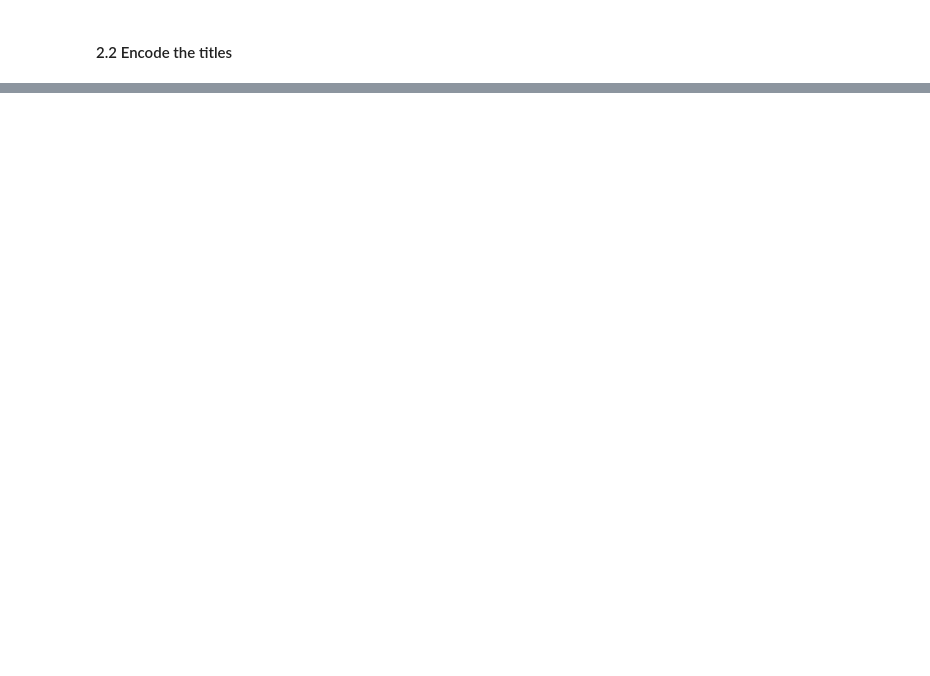
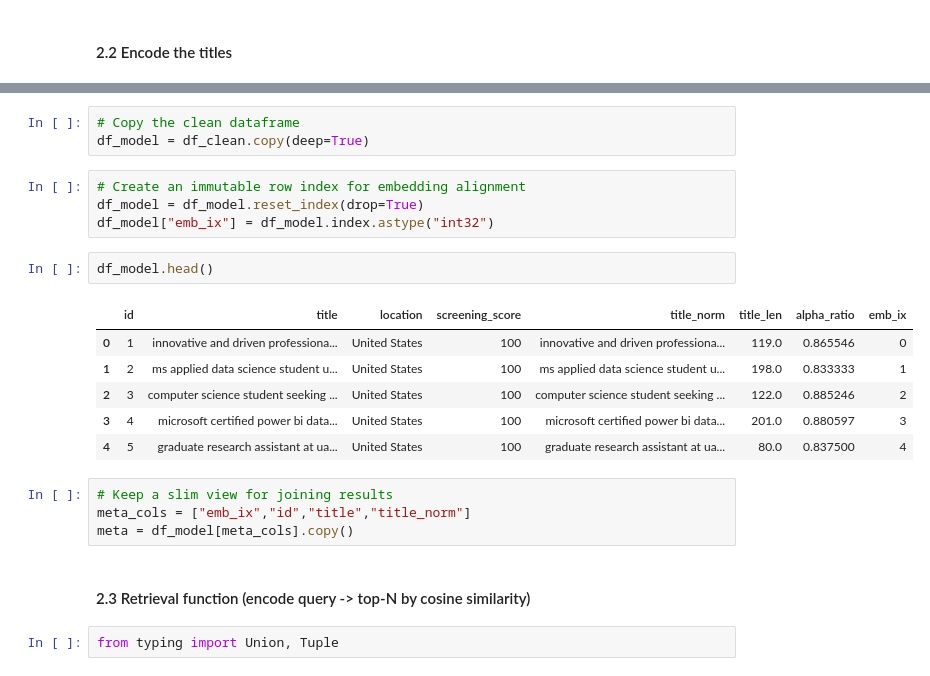
Before and after one commit to FederCO23/Potential_Talents_-_Yc1Y0PqXJsbGtBoy, a Jupyter notebook: Potential_Talents_part5.ipynb, the cells around one changed output, grey strips where cells are left out. Saved outputs shown, nothing was run; the diff lists cells and outputs as text; blank space fills up the shorter version.

```diff
--- a/Potential_Talents_part5.ipynb
+++ b/Potential_Talents_part5.ipynb
@@ -1165,0 +302,24 @@ Meanwhile, **DeepSeek, Grok, and ChatGPT-4o** show **relevant alignment with eac
+# %%
+# Copy the clean dataframe
+df_model = df_clean.copy(deep=True)
+# %%
+# Create an immutable row index for embedding alignment
+df_model = df_model.reset_index(drop=True)
+df_model["emb_ix"] = df_model.index.astype("int32")
+# %%
+df_model.head()
+# %% [output]
+|  | id | title | location | screening_score | title_norm | title_len | alpha_ratio | emb_ix |
+| 0 | 1 | innovative and driven professiona... | United States | 100 | innovative and driven professiona... | 119.0 | 0.865546 | 0 |
+| 1 | 2 | ms applied data science student u... | United States | 100 | ms applied data science student u... | 198.0 | 0.833333 | 1 |
+| 2 | 3 | computer science student seeking ... | United States | 100 | computer science student seeking ... | 122.0 | 0.885246 | 2 |
+| 3 | 4 | microsoft certified power bi data... | United States | 100 | microsoft certified power bi data... | 201.0 | 0.880597 | 3 |
+| 4 | 5 | graduate research assistant at ua... | United States | 100 | graduate research assistant at ua... | 80.0 | 0.837500 | 4 |
+# %%
+# Keep a slim view for joining results
+meta_cols = ["emb_ix","id","title","title_norm"]
+meta = df_model[meta_cols].copy()
+# %% [markdown]
+#### 2.3 Retrieval function (encode query -> top-N by cosine similarity)
+# %%
+from typing import Union, Tuple
```
Also changed, not shown: parts of 76 cells of this notebook.
